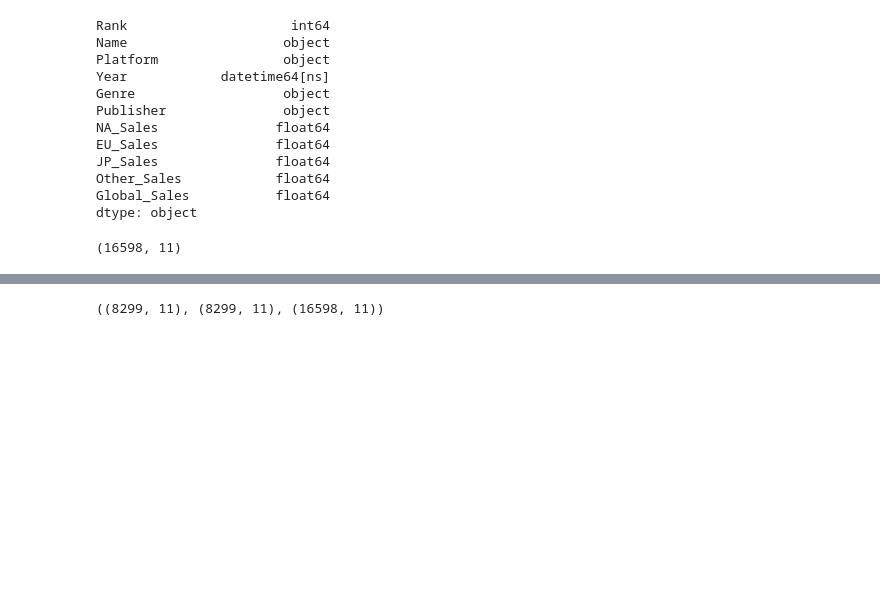
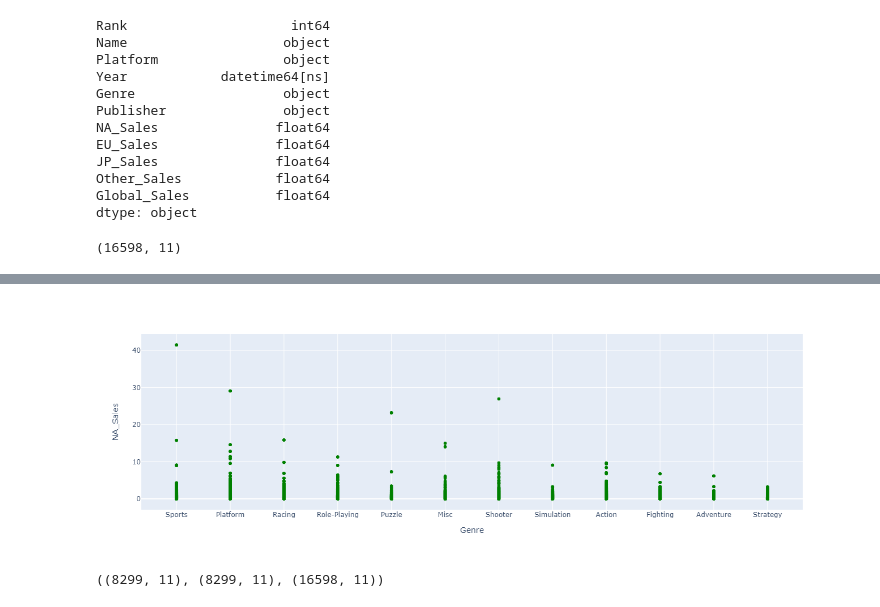
Before and after one commit to TerrenceAm22/BuildWeek2, a Jupyter notebook: Build_Week_2.ipynb, the cells around one changed output, grey strips where cells are left out. Cells and saved outputs as stored; diff of their text form; code cells hidden in the pictures; blank space fills up the shorter version.

```diff
--- a/Build_Week_2.ipynb
+++ b/Build_Week_2.ipynb
@@ -175,7 +175,7 @@ train, val = train_test_split(df, train_size= .50)
 import plotly.express as px
 import plotly.offline as pyo
 import plotly.graph_objects as go
-fig = px.scatter(df, x='Genre', y='Year')
+fig = px.scatter(df, x='Genre', y='NA_Sales')
 fig.update_traces(marker_color='green')
 fig.show()
 # %% [output]
@@ -183,3 +182,4 @@ fig.show()
+[figure, added]
 # %%
 train.shape, val.shape, test.shape
 # %% [output]
```
Also changed, not shown: parts of 17 cells of this notebook.
